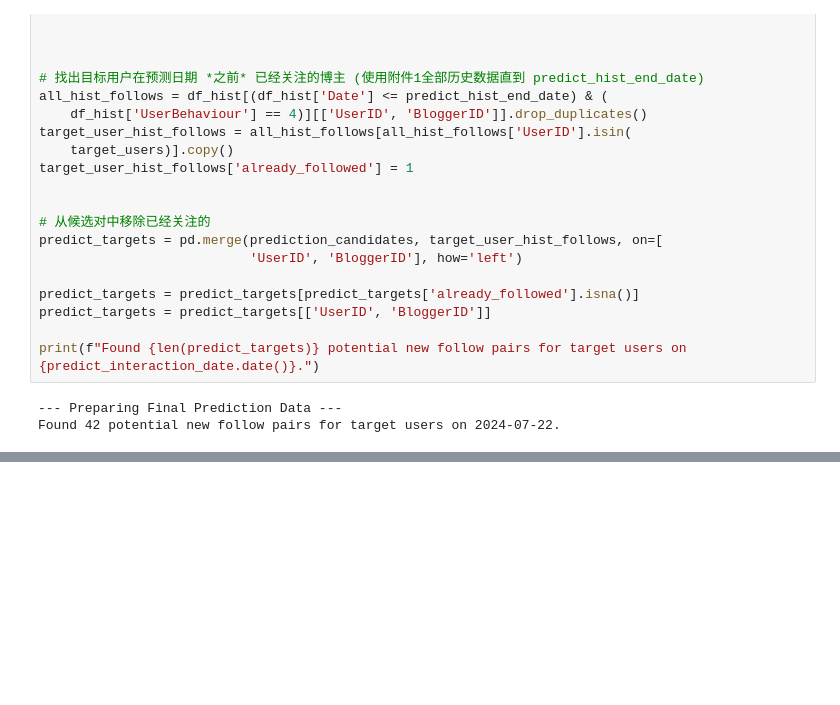
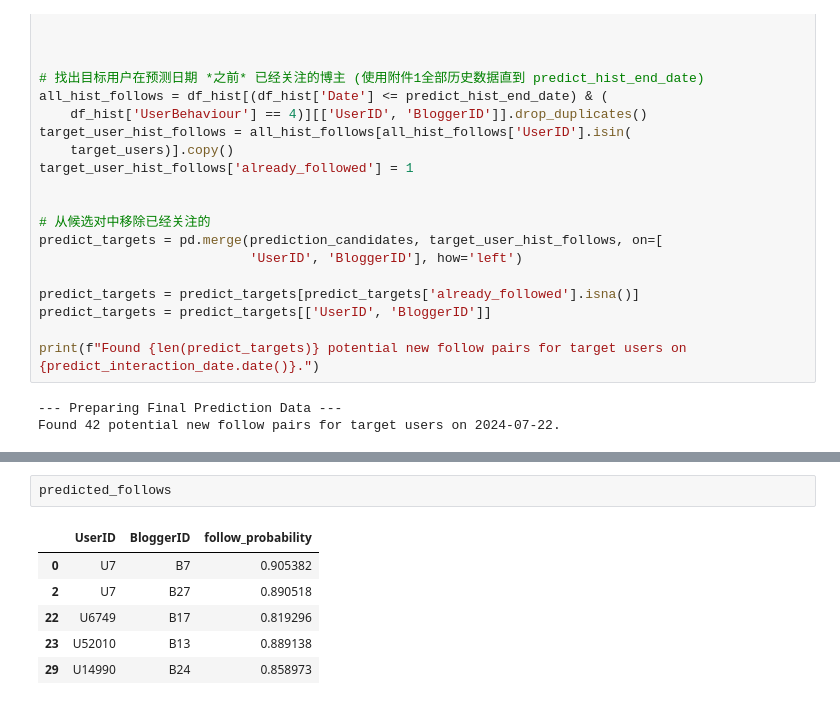
Before and after one commit to PPKunOfficial/2025-51MCMProblemC, a Jupyter notebook: p2_lightgbm.ipynb, the cells around one changed output, grey strips where cells are left out. Saved outputs shown, nothing was run; the diff lists cells and outputs as text; blank space fills up the shorter version.

```diff
--- a/p2_lightgbm.ipynb
+++ b/p2_lightgbm.ipynb
@@ -588,3 +613,12 @@ print("\nDone.")
 用户ID: U52010, 新关注博主ID: ['B13']
 
 Done.
+# %%
+predicted_follows
+# %% [output]
+|  | UserID | BloggerID | follow_probability |
+| 0 | U7 | B7 | 0.905382 |
+| 2 | U7 | B27 | 0.890518 |
+| 22 | U6749 | B17 | 0.819296 |
+| 23 | U52010 | B13 | 0.889138 |
+| 29 | U14990 | B24 | 0.858973 |
```
Also changed, not shown: parts of 5 cells of this notebook, 1 other file.
